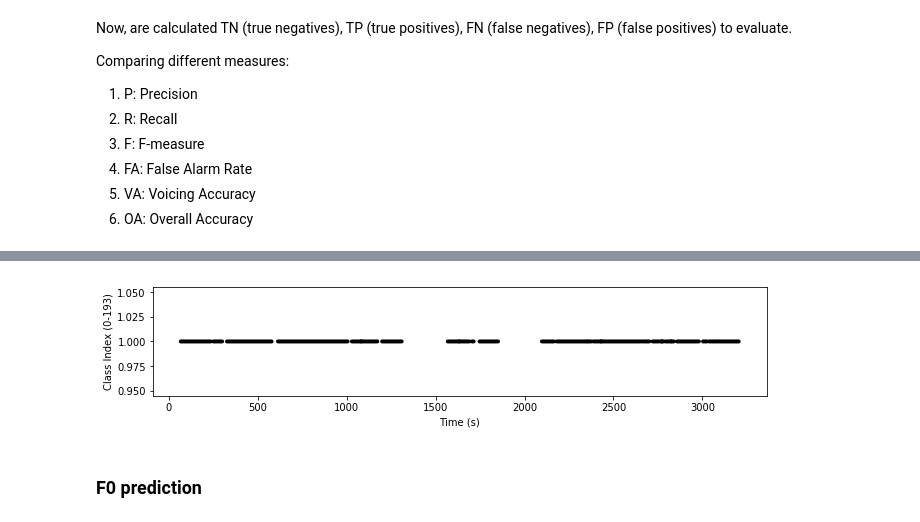
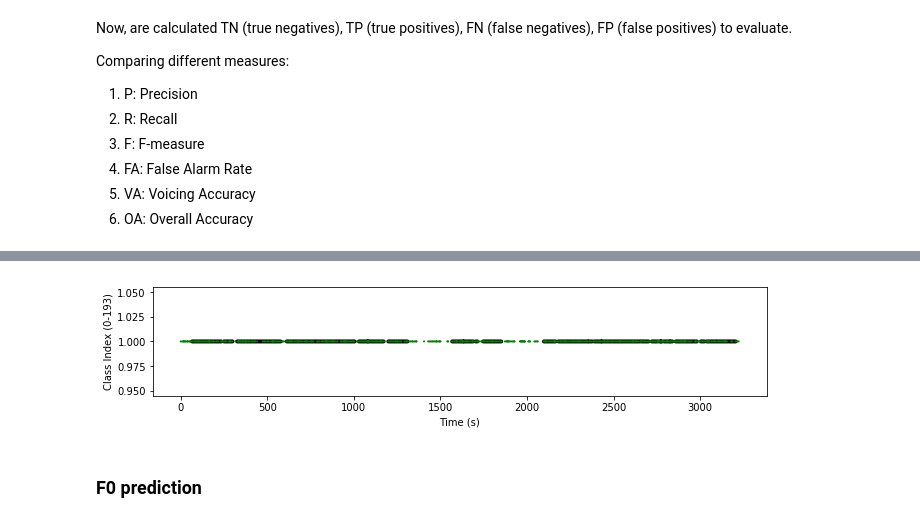
Before and after one commit to shayenne/IAmelodyDNN, a Jupyter notebook: Melody Transcription Using Deep Neural Networks.ipynb, the cells around one changed output, grey strips where cells are left out. Saved outputs shown, nothing was run; the diff lists cells and outputs as text; code cells hidden in the pictures.

```diff
--- a/Melody Transcription Using Deep Neural Networks.ipynb
+++ b/Melody Transcription Using Deep Neural Networks.ipynb
@@ -365,12 +370,12 @@ The voice estimation is done by the following steps:
  1. Threshold frames with probability greater than 0.5 as voiced.
 # %%
 # load json and create model
-json_file = open('25SVDmodel.json', 'r')
+json_file = open('25SVD2model.json', 'r')
 loaded_model_json = json_file.read()
 json_file.close()
 loaded_model_svd = model_from_json(loaded_model_json)
 # load weights into new model
-loaded_model_svd.load_weights("25SVDmodel.h5")
+loaded_model_svd.load_weights("25SVD2model.h5")
 print("Loaded model from disk")
 
 # compile loaded model with the same parameters
@@ -379,11 +384,3 @@ print("Compiled model")
 # %% [output]
 Loaded model from disk
 Compiled model
-# %%
-# load best weights into new model
-loaded_model_svd.load_weights("weights.best.hdf5")
-print("Loaded model from disk")
-
-# compile loaded model with the same parameters
-loaded_model_svd.compile(loss='binary_crossentropy', optimizer='adam', metrics=['accuracy'])
-print("Compiled model")
@@ -482,30 +476,3 @@ Comparing different measures:
  1. FA: False Alarm Rate
  1. VA: Voicing Accuracy
  1. OA: Overall Accuracy
-# %%
-# We have the same value of voiced frames and labeled frames!!!
-TN, TP, FN, FP = 0, 0, 0, 0
-
-res = vcd.copy()
-res[vcd <  0.5] = None
-
-for j in range(len(vcd)):
-    if res[j] is None:
-        if lbl[j] == res[j]:
-            TN += 1
-        else:
-            FN += 1
-
-    if lbl[j] is not None:
-        if lbl[j] == res[j]:
-            TP += 1
-
-    elif res[j] is 1:
-        FP += 1
-
-
-print ("Precision", TP/(TP+FP))
-print ("Recall", TP/(TP+FN))
-print ("Voicing Recall Rate:", TP/(TP+FN))
-print ("Voicing False Alarm Rate:", FP/(TN+FP))
-### Calculate the overal accuracy
@@ -512,13 +534,16 @@ print ("Voicing False Alarm Rate:", FP/(TN+FP))
 # %%
 # Plot melodic line from annotation
+lbl = [x if x == 1 else None for x in lbl]
+res = [x if x == 1 else None for x in res]# Adjust for visualization
+
 plt.figure(figsize=(11,2))
 plt.plot(lbl, solid_capstyle="round", linewidth=4, color='black')
 plt.plot(res, solid_capstyle="round", linewidth=2, color='green')
 plt.xlabel('Time (s)')
 plt.ylabel('Class Index (0-193)')
 plt.show()
 # %% [output]
-[figure, old version]
+[figure, new version]
 # %% [markdown]
 ### F0 prediction
 # %% [markdown]
```
Also changed, not shown: parts of 24 cells of this notebook.
